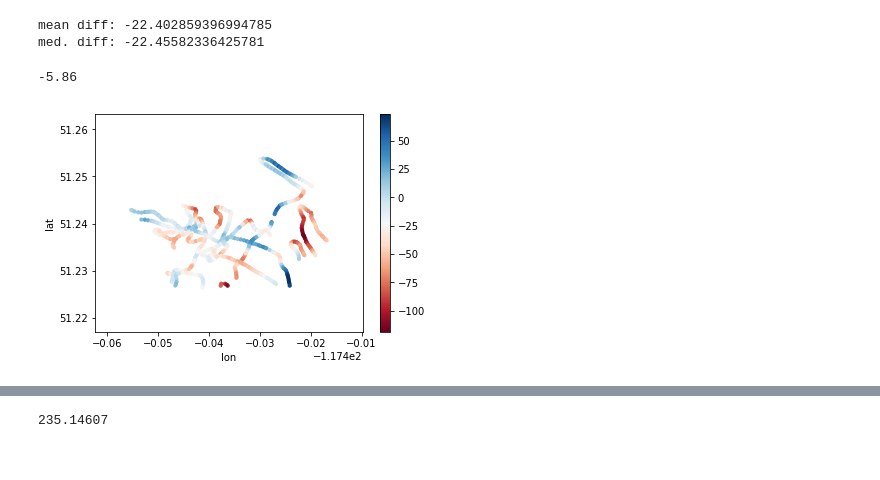
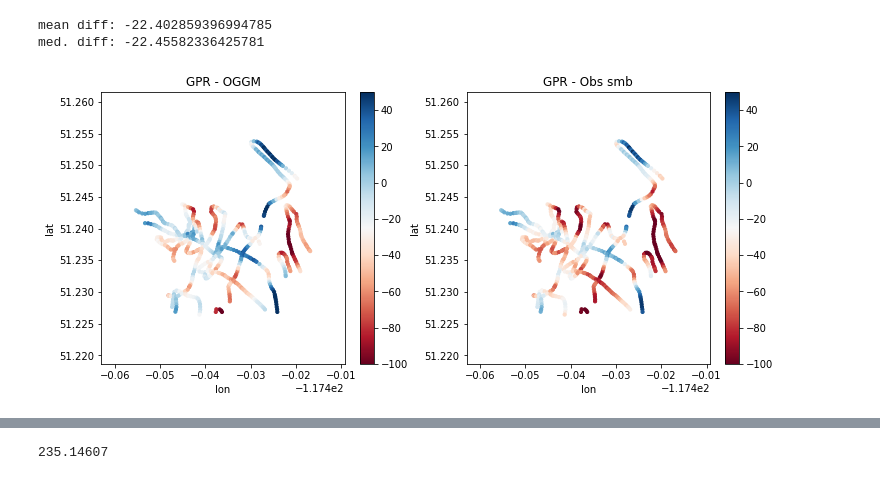
Before and after one commit to bpelto/OGGM-Columbia-Project, a Jupyter notebook: own_inventory-illec-inversion-SMB_gradient.ipynb, the cells around one changed output, grey strips where cells are left out. Drawn from its saved outputs; the diff is of its cells as text; code cells hidden in the pictures.

```diff
--- a/own_inventory-illec-inversion-SMB_gradient.ipynb
+++ b/own_inventory-illec-inversion-SMB_gradient.ipynb
@@ -510,16 +510,21 @@ print('med. diff:', np.nanmedian(df_diff))
 # %% [output]
 mean diff: -22.402859396994785
 med. diff: -22.45582336425781
-# %%
-srtm[num]
-# %% [output]
--5.86
 # %%
 #GPR depth less oggm default thickness
 # geom = gdir.read_shapefile('outlines')
-f, ax = plt.subplots()
-diff = df_agg['depth'] - df_agg['oggm_thick']
-df_agg.plot.scatter(x='lon', y='lat', c=diff, cmap='RdBu', s=10, ax=ax); #cmap='Blues',
+f, (ax,ax1) = plt.subplots(1,2, figsize=(12, 5))
+df_agg['GPR-oggm'] = df_agg['depth'] - df_agg['oggm_thick']
+df_agg.plot.scatter(x='lon', y='lat', c=df_agg['GPR-oggm'], cmap='RdBu', s=10, ax=ax, vmax=50, vmin=-100); #cmap='Blues',
+ax.title.set_text('GPR - OGGM')
 # geom.plot(ax=ax, facecolor='no
+#GPR depth less OGGM SMB thickness
+
+
+geom = gdir.read_shapefile('outlines')
+df_agg['GPR-obs_smb'] = df_agg['depth'] - df_agg['obs_mb_grad_thick']
+df_agg.plot.scatter(x='lon', y='lat', c=df_agg['GPR-obs_smb'], cmap='RdBu', s=10, vmax=50, vmin=-100, ax=ax1); #cmap='Blues',
+ax1.title.set_text('GPR - Obs smb')
+# geom.plot(ax=ax) #facecolor='no)
 # %% [output]
-[figure, old version]
+[figure, new version]
```
Also changed, not shown: parts of 5 cells of this notebook.
